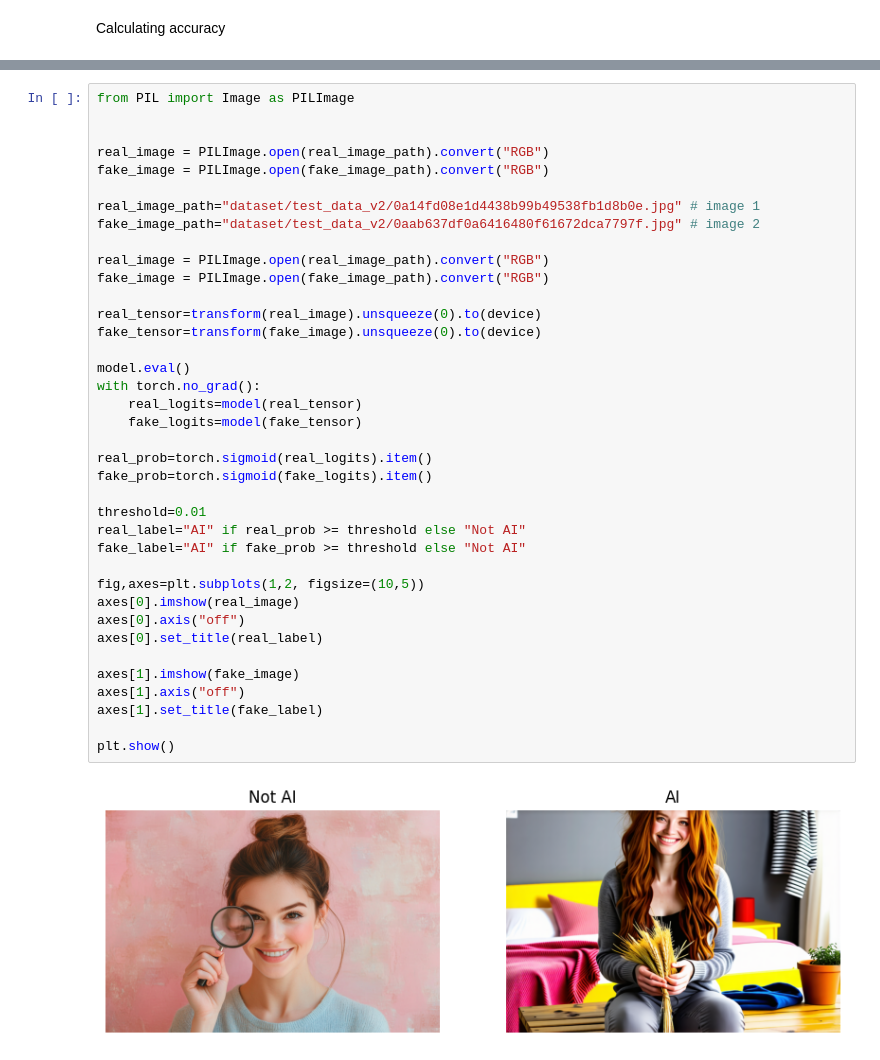
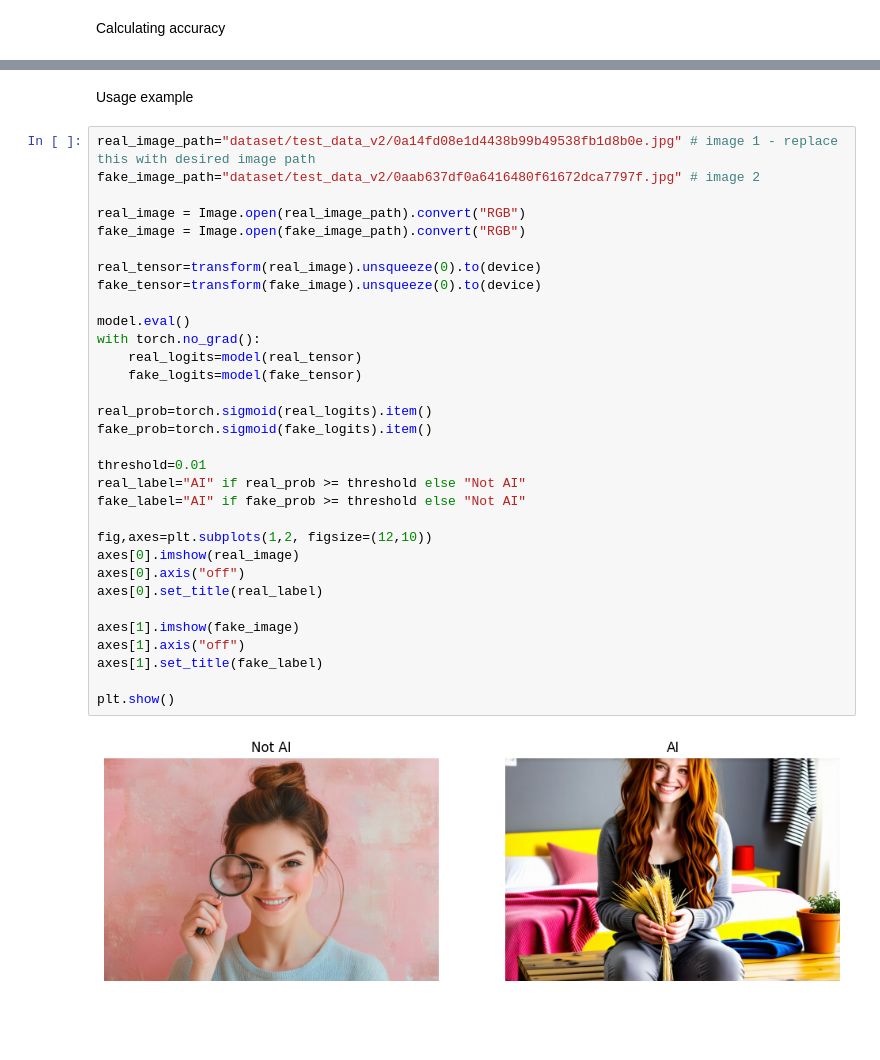
Before and after one commit to Andreasest/ai-image-detection, a Jupyter notebook: Aidetect.ipynb, the cells around one changed output, grey strips where cells are left out. Cells and saved outputs as stored; diff of their text form; blank space fills up the shorter version.

```diff
--- a/Aidetect.ipynb
+++ b/Aidetect.ipynb
@@ -350,40 +371,36 @@ Confusion Matrix:
+# %% [markdown]
+Usage example
 # %%
-from PIL import Image as PILImage
-
-
-real_image = PILImage.open(real_image_path).convert("RGB")
-fake_image = PILImage.open(fake_image_path).convert("RGB")
-
-real_image_path="dataset/test_data_v2/0a14fd08e1d4438b99b49538fb1d8b0e.jpg" # image 1
+real_image_path="dataset/test_data_v2/0a14fd08e1d4438b99b49538fb1d8b0e.jpg" # image 1 - replace this with desired image path
 fake_image_path="dataset/test_data_v2/0aab637df0a6416480f61672dca7797f.jpg" # image 2
 
-real_image = PILImage.open(real_image_path).convert("RGB")
-fake_image = PILImage.open(fake_image_path).convert("RGB")
+real_image = Image.open(real_image_path).convert("RGB")
+fake_image = Image.open(fake_image_path).convert("RGB")
 
 real_tensor=transform(real_image).unsqueeze(0).to(device)
 fake_tensor=transform(fake_image).unsqueeze(0).to(device)
 
 model.eval()
 with torch.no_grad():
     real_logits=model(real_tensor)
     fake_logits=model(fake_tensor)
 
 real_prob=torch.sigmoid(real_logits).item()
 fake_prob=torch.sigmoid(fake_logits).item()
 
 threshold=0.01
 real_label="AI" if real_prob >= threshold else "Not AI"
 fake_label="AI" if fake_prob >= threshold else "Not AI"
 
-fig,axes=plt.subplots(1,2, figsize=(10,5))
+fig,axes=plt.subplots(1,2, figsize=(12,10))
 axes[0].imshow(real_image)
 axes[0].axis("off")
 axes[0].set_title(real_label)
 
 axes[1].imshow(fake_image)
 axes[1].axis("off")
 axes[1].set_title(fake_label)
 
 plt.show()
 # %% [output]
-[figure, old version]
+[figure, new version]
```
Also changed, not shown: parts of 6 cells of this notebook.
